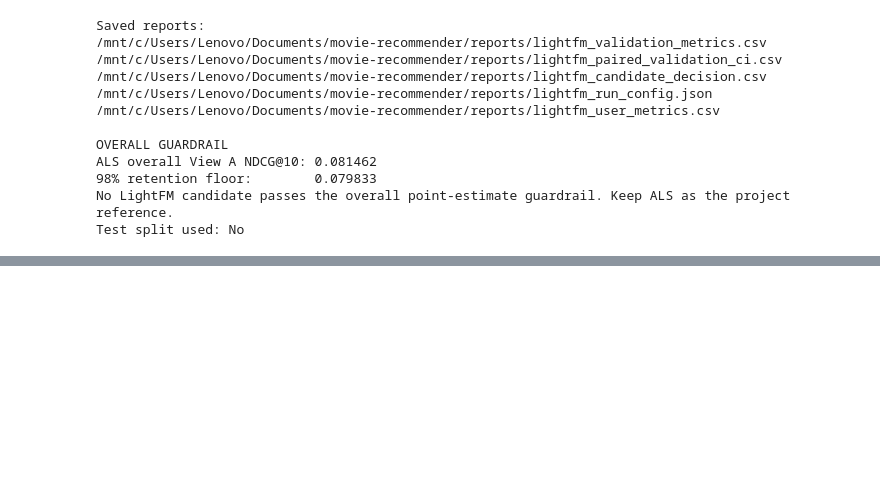
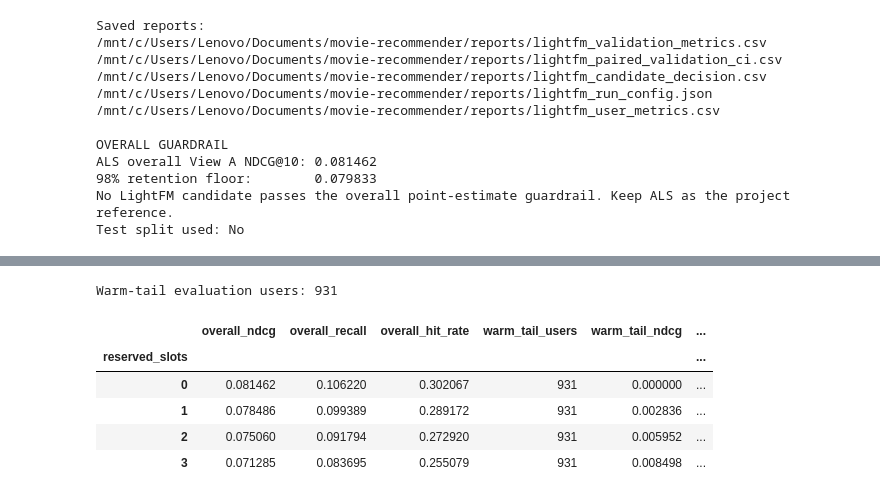
Before and after one commit to RavenKing45/Movie-Recommendation-System, a Jupyter notebook: notebooks/10_lightfm_hybrid.ipynb, the cells around one changed output, grey strips where cells are left out. Saved outputs shown, nothing was run; the diff lists cells and outputs as text; code cells hidden in the pictures; blank space fills up the shorter version.

```diff
--- a/notebooks/10_lightfm_hybrid.ipynb
+++ b/notebooks/10_lightfm_hybrid.ipynb
@@ -1101,0 +1786,20 @@ This is the first controlled LightFM run, not a definitive hyperparameter search
+# %%
+
+sample_model = "ALS_only"
+
+for seed in [0]:
+    sample = recommendations[sample_model][seed]
+    print("Seed record type:", type(sample))
+    print("Number of entries:", len(sample))
+
+    if isinstance(sample, dict):
+        first_user = next(iter(sample))
+        print("First user ID:", first_user)
+        print("User record type:", type(sample[first_user]))
+        print("User record:", repr(sample[first_user])[:1000])
+    else:
+        print("Sample:", repr(sample)[:1000])
+
+print("\nPer-user metric columns:")
+print(user_metrics["ALS_only"]["overall"].columns.tolist())
+print(user_metrics["ALS_only"]["warm_tail"].head(3))
@@ -1101,0 +2079,57 @@ This is the first controlled LightFM run, not a definitive hyperparameter search
+# %%
+# Overall metrics: all 5,661 evaluation users.
+overall_summary = (
+    rerank_results.groupby("reserved_slots")
+    .agg(
+        overall_ndcg=("overall_ndcg@10", "mean"),
+        overall_recall=("overall_recall@10", "mean"),
+        overall_hit_rate=("overall_hit_rate@10", "mean"),
+    )
+)
+
+# Warm-tail metrics: only users in the established warm-tail evaluation scope.
+warm_tail_users = set(relevant_by_scope["warm_tail"].keys())
+warm_results = rerank_results[
+    rerank_results["user_id"].isin(warm_tail_users)
+]
+
+warm_summary = (
+    warm_results.groupby("reserved_slots")
+    .agg(
+        warm_tail_users=("user_id", "nunique"),
+        warm_tail_ndcg=("warm_tail_ndcg@10", "mean"),
+        warm_tail_recall=("warm_tail_recall@10", "mean"),
+        warm_tail_hit_rate=("warm_tail_hit_rate@10", "mean"),
+    )
+)
+
+corrected_summary = overall_summary.join(warm_summary)
+
+baseline_ndcg = corrected_summary.loc[0, "overall_ndcg"]
+corrected_summary["overall_ndcg_loss"] = (
+    baseline_ndcg - corrected_summary["overall_ndcg"]
+)
+corrected_summary["overall_ndcg_loss_pct"] = (
+    corrected_summary["overall_ndcg_loss"] / baseline_ndcg * 100
+)
+
+baseline_tail_recall = corrected_summary.loc[0, "warm_tail_recall"]
+baseline_tail_hit = corrected_summary.loc[0, "warm_tail_hit_rate"]
+
+corrected_summary["tail_recall_gain"] = (
+    corrected_summary["warm_tail_recall"] - baseline_tail_recall
+)
+corrected_summary["tail_hit_rate_gain"] = (
+    corrected_summary["warm_tail_hit_rate"] - baseline_tail_hit
+)
+
+print("Warm-tail evaluation users:", len(warm_tail_users))
+display(corrected_summary.round(6))
+# %% [output]
+Warm-tail evaluation users: 931
+|  | overall_ndcg | overall_recall | overall_hit_rate | warm_tail_users | warm_tail_ndcg | ... |
+| reserved_slots |  |  |  |  |  | ... |
+| 0 | 0.081462 | 0.106220 | 0.302067 | 931 | 0.000000 | ... |
+| 1 | 0.078486 | 0.099389 | 0.289172 | 931 | 0.002836 | ... |
+| 2 | 0.075060 | 0.091794 | 0.272920 | 931 | 0.005952 | ... |
+| 3 | 0.071285 | 0.083695 | 0.255079 | 931 | 0.008498 | ... |
```
Also changed, not shown: parts of 41 cells of this notebook.
